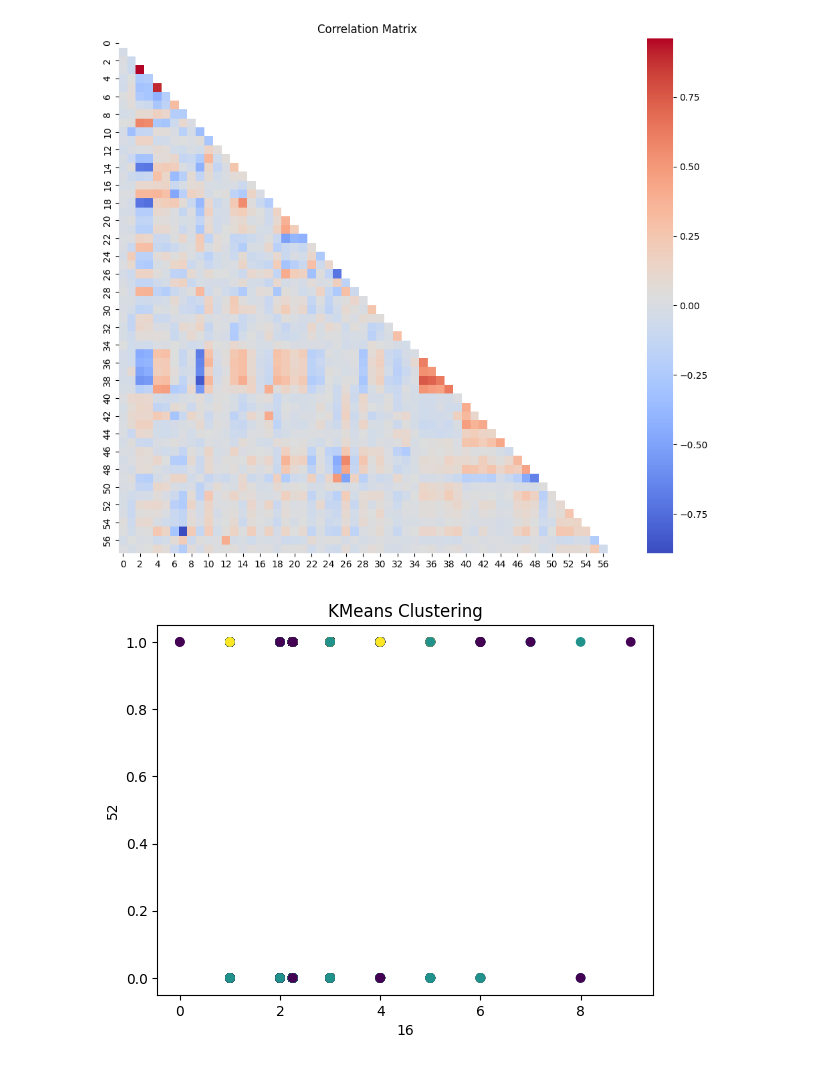
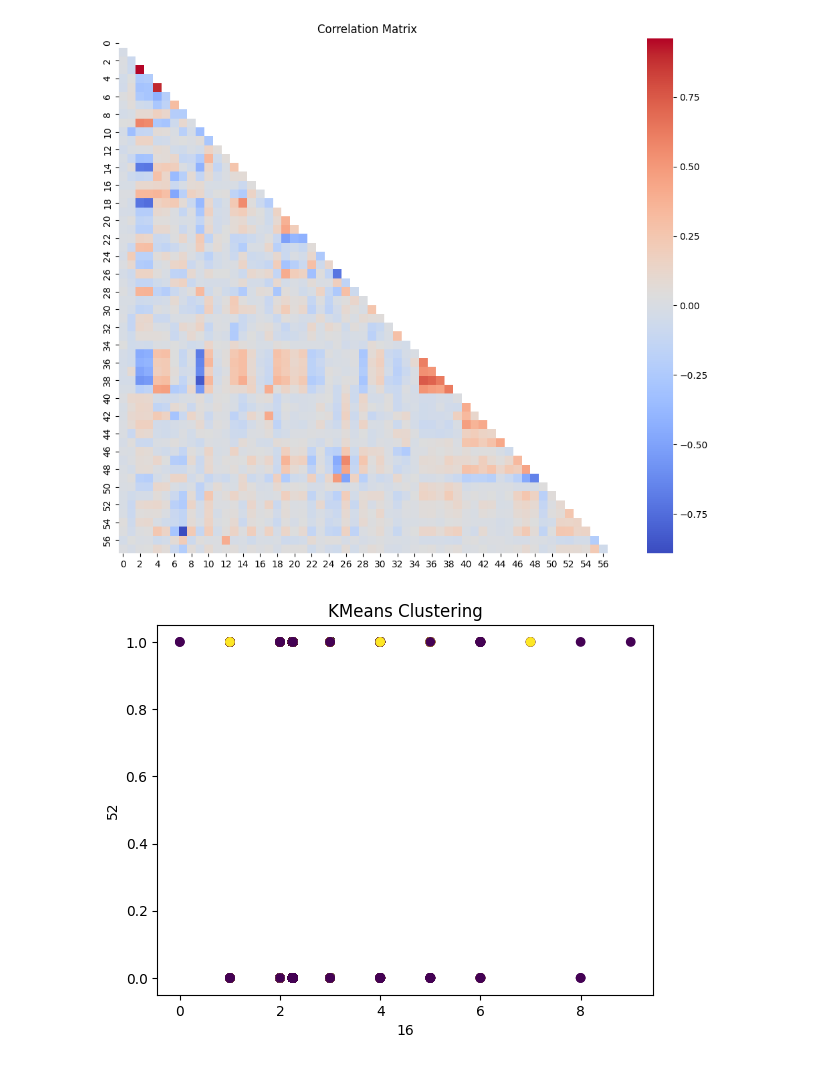
Before and after one commit to martynapiskorz/carn-t, a Jupyter notebook: LISS By wave/Y 20/merged_20.ipynb, the cells around one changed output. Saved outputs shown, nothing was run; the diff lists cells and outputs as text; code cells hidden in the pictures.

```diff
--- a/LISS By wave/Y 20/merged_20.ipynb
+++ b/LISS By wave/Y 20/merged_20.ipynb
@@ -609,22 +609,22 @@ plt.show()
 # %%
 from sklearn.impute import SimpleImputer
 from sklearn.cluster import KMeans
 import matplotlib.pyplot as plt
 
 # Replace NaN values with the mean of each column
 imputer = SimpleImputer(strategy='mean')
 merged_20_imputed = pd.DataFrame(imputer.fit_transform(merged_20_df), columns=merged_20_df.columns)
 
 #Means for clustering
-n_clusters = 5
+n_clusters = 3
 kmeans = KMeans(n_clusters=n_clusters, random_state=42)
 labels = kmeans.fit_predict(merged_20_imputed)
 
 #visualise over first to columns to
 plt.scatter(merged_20_imputed.iloc[:, 16], merged_20_imputed.iloc[:, 52], c=labels, cmap='viridis')
 plt.xlabel(merged_20_imputed.columns[16])
 plt.ylabel(merged_20_imputed.columns[52])
 plt.title('KMeans Clustering')
 plt.show()
 # %% [output]
-[figure, old version]
+[figure, new version]
```
Also changed, not shown: parts of 1 cell of this notebook.
